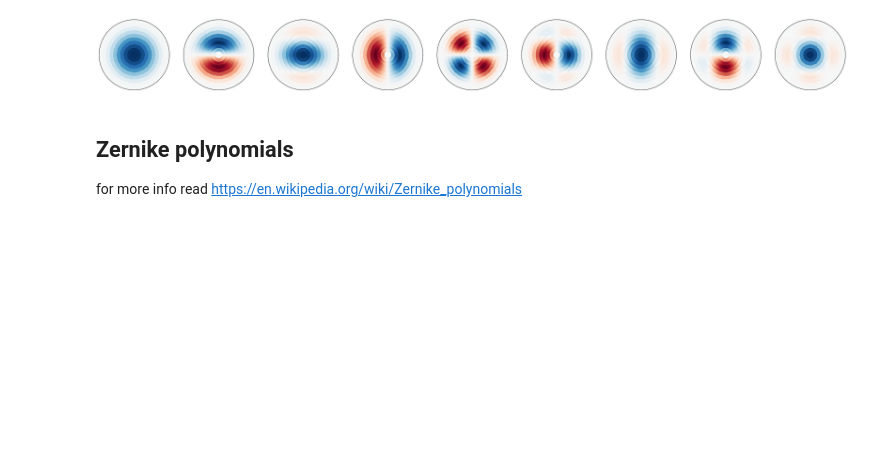
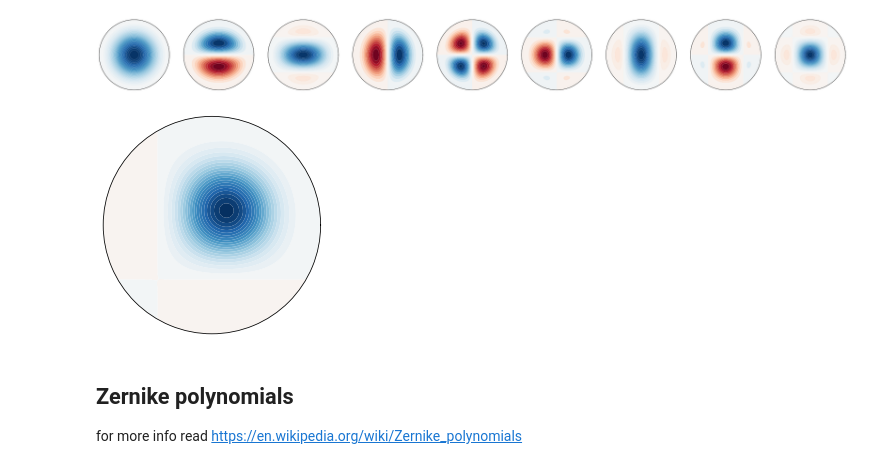
Before and after one commit to NVIDIA/torch-harmonics, a Jupyter notebook: notebooks/filter_basis_functions.ipynb, the cells around one changed output. Saved outputs shown, nothing was run; the diff lists cells and outputs as text; code cells hidden in the pictures; blank space fills up the shorter version.

```diff
--- a/notebooks/filter_basis_functions.ipynb
+++ b/notebooks/filter_basis_functions.ipynb
@@ -65,6 +94,17 @@ for k in range(0, ks):
     ax[k].set_yticks([])
 # %% [output]
 [figure]
+# %%
+filter = (fb.get_init_factors().reshape(-1, 1, 1) * psi).sum(dim=0)
+
+fig = plt.figure()
+ax = fig.add_subplot(projection="polar")
+ax.contourf(phi, r, filter, cmap=cmap, vmin=-filter.abs().max(), vmax=filter.abs().max(), levels=24, antialiased=True)
+ax.set_xticks([])
+ax.set_yticks([])
+plt.show()
+# %% [output]
+[figure, added]
 # %% [markdown]
 ## Zernike polynomials
 
```
Also changed, not shown: parts of 23 cells of this notebook, 2 other files.
